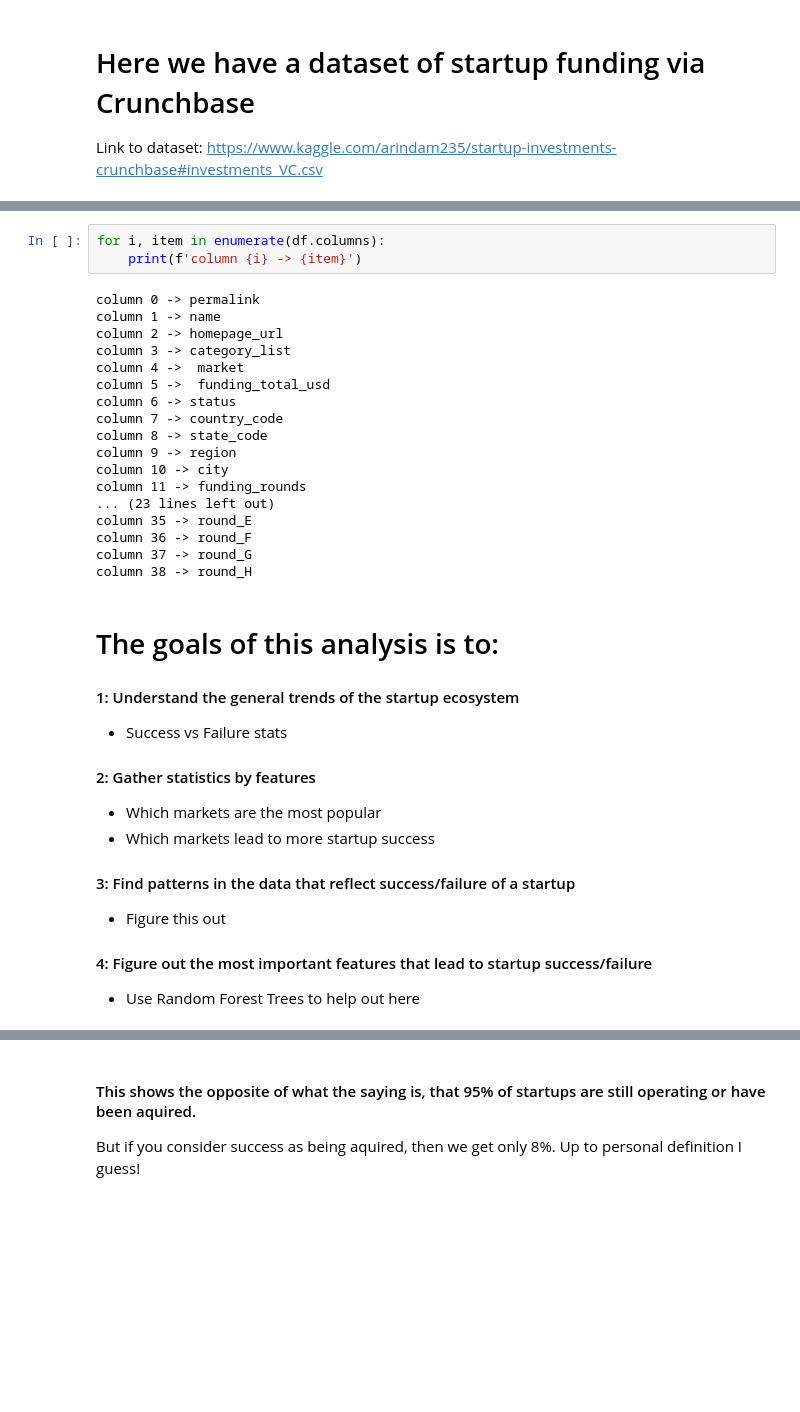
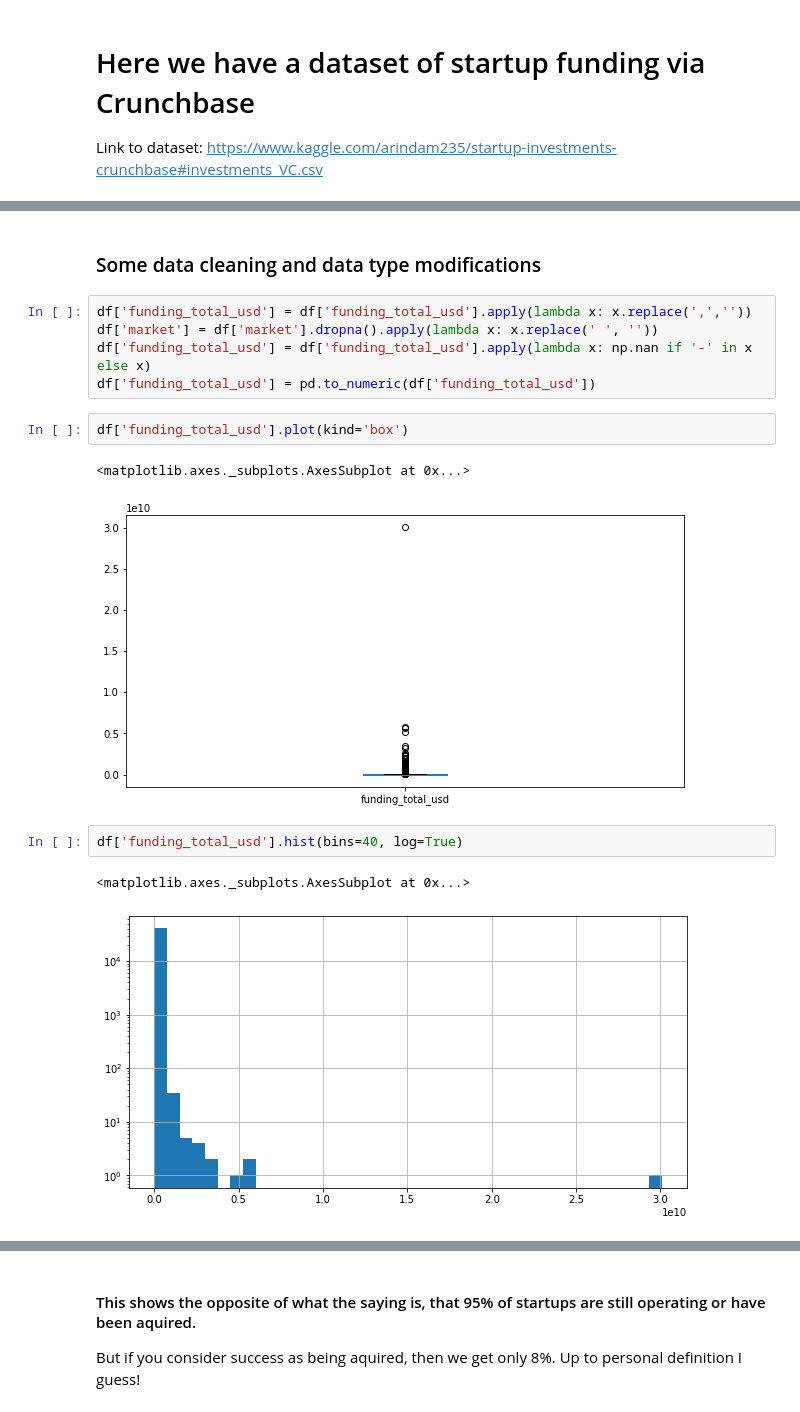
Before and after one commit to APNovichkov/pandas-datascience, a Jupyter notebook: projects/final-project/final_project.ipynb, the cells around one changed output, grey strips where cells are left out. Cells and saved outputs as stored; diff of their text form; blank space fills up the shorter version.

```diff
--- a/projects/final-project/final_project.ipynb
+++ b/projects/final-project/final_project.ipynb
@@ -31,33 +55,18 @@ df.tail()
 5 rows × 39 columns
-# %%
-for i, item in enumerate(df.columns):
-    print(f'column {i} -> {item}')
-# %% [output]
-column 0 -> permalink
-column 1 -> name
-column 2 -> homepage_url
-column 3 -> category_list
-column 4 ->  market
-column 5 ->  funding_total_usd
-column 6 -> status
-column 7 -> country_code
-column 8 -> state_code
-column 9 -> region
-column 10 -> city
-column 11 -> funding_rounds
-... (23 lines left out)
-column 35 -> round_E
-column 36 -> round_F
-column 37 -> round_G
-column 38 -> round_H
-# %% [markdown]
-# The goals of this analysis is to:
-#### 1: Understand the general trends of the startup ecosystem
-- Success vs Failure stats
-#### 2: Gather statistics by features
-- Which markets are the most popular
-- Which markets lead to more startup success
-#### 3: Find patterns in the data that reflect success/failure of a startup
-- Figure this out
-#### 4: Figure out the most important features that lead to startup success/failure
-- Use Random Forest Trees to help out here
+# %% [markdown]
+### Some data cleaning and data type modifications
+# %%
+df['funding_total_usd'] = df['funding_total_usd'].apply(lambda x: x.replace(',',''))
+df['market'] = df['market'].dropna().apply(lambda x: x.replace(' ', ''))
+df['funding_total_usd'] = df['funding_total_usd'].apply(lambda x: np.nan if '-' in x else x)
+df['funding_total_usd'] = pd.to_numeric(df['funding_total_usd'])
+# %%
+df['funding_total_usd'].plot(kind='box')
+# %% [output]
+<matplotlib.axes._subplots.AxesSubplot at 0x...>
+[figure, added]
+# %%
+df['funding_total_usd'].hist(bins=40, log=True)
+# %% [output]
+<matplotlib.axes._subplots.AxesSubplot at 0x...>
+[figure, added]
```
Also changed, not shown: parts of 82 cells of this notebook, 1 other file.
